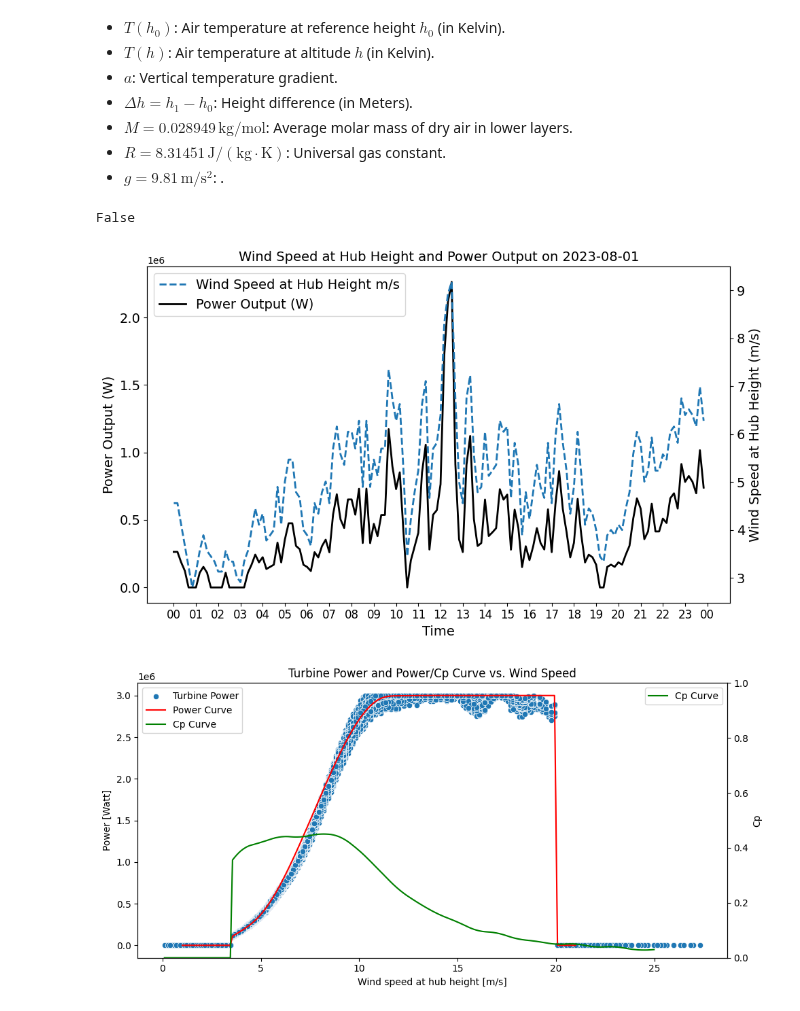
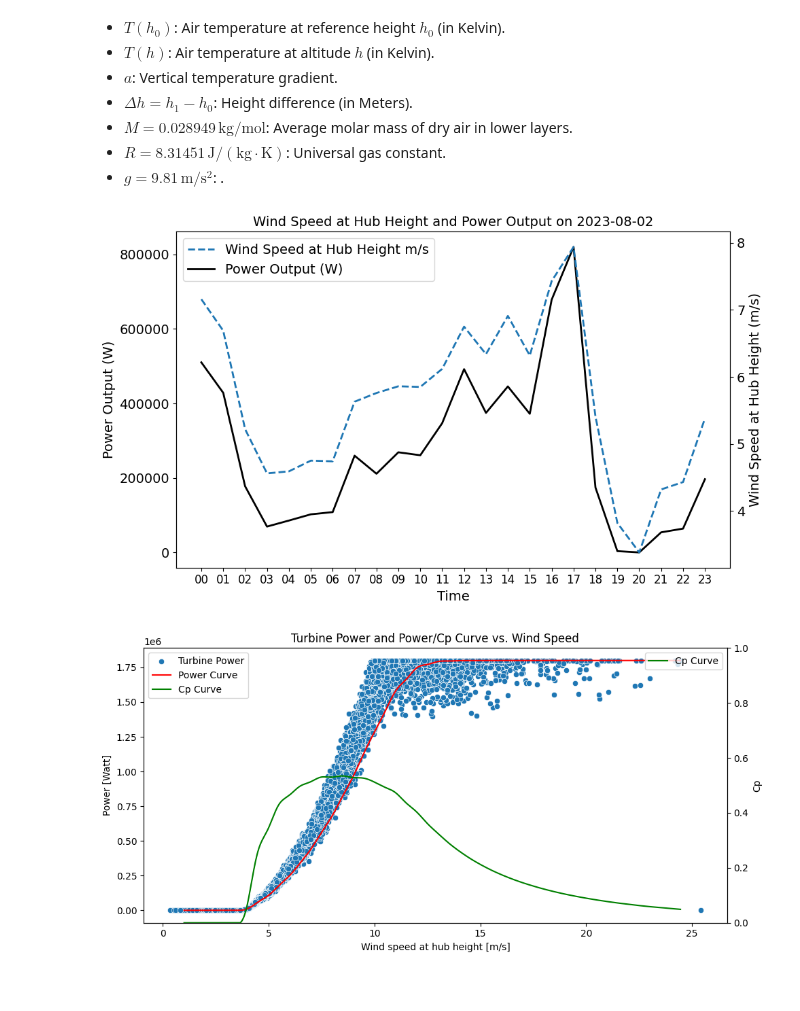
Before and after one commit to vikwal/synthetic_re_data_generation, a Jupyter notebook: generate_wind.ipynb, the cells around one changed output. Saved outputs shown, nothing was run; the diff lists cells and outputs as text; code cells hidden in the pictures.

Commit message:
added wind generation file with vertical wind handling / fancy readme

```diff
--- a/generate_wind.ipynb
+++ b/generate_wind.ipynb
@@ -61,3 +95,13 @@ adj_params['hub_height'] = hub_height
+# %%
+power_curves, cp_curves, diameter_height = get_turbines(turbine_path=turbine_path,
+                                                        cp_path=cp_path,
+                                                        specs_path=specs_path,
+                                                        adj_params=adj_params)
+# %%
+turbine = adj_params['turbines'][-1] # remove [[0]] for several turbines
+adj_params['hub_height'] = adj_params['hub_heights'][0]
+turbine_specs = pd.read_csv(specs_path)
+adj_params['rotor_diameter'] = float(turbine_specs.loc[turbine_specs['Turbine'] == turbine, 'Rotordurchmesser'].values[0])
 # %%
 data.info()
 # %% [output]
@@ -313,10 +374,6 @@ $ T(h) = T(h_0) - a \cdot \Delta h $
 - $ M = 0.028949 \, \mathrm{kg/mol} $: Average molar mass of dry air in lower layers.
 - $ R = 8.31451 \, \mathrm{J/(kg \cdot K)} $: Universal gas constant.
 - $ g = 9.81 \, \mathrm{m/s^2} $: .
-# %%
-np.isclose(0.001, 0)
-# %% [output]
-False
 # %%
 def get_windspeed_at_height(data: pd.DataFrame,
                             params: dict,
@@ -611,30 +703,42 @@ def plot_power_and_feature(data: pd.DataFrame,
         plt.close()
     else:
         plt.show()
-# %%
-df = get_features(data=df,
-                  cp_curves=cp_curves,
-                  params=params,
-                  adj_params=adj_params)
-
-df = generate_wind_power(data=df,
-                        params=params,
-                        adj_params=adj_params)
+# %%
+cut_in, cut_out = get_cut_in_cut_out_speeds(power_curve=power_curves[turbine])
+adj_params['cut_in'], adj_params['cut_out'] = cut_in, cut_out
+
+df = get_features(data=df,
+        params=params,
+        adj_params=adj_params)
+Cp = get_Cp(data=df,
+            power_curve=power_curves[turbine],
+            cp_curve=cp_curves[turbine],
+            params=params,
+            adj_params=adj_params)
+power_curve = get_power_curve(data=df,
+                            power_curve=power_curves[turbine],
+                            params=params)
+power = generate_wind_power(data=df,
+                        params=params,
+                        adj_params=adj_params,
+                        power_curve=power_curve,
+                        Cp=Cp)
+df['power'] = power
 # %%
-day = '2023-08-01'
+day = '2023-08-02'
 feature='v_wind_hub'
 plot_power_and_feature(data=df,
                         params=params,
                         day=day,
                         feature=feature,
                         power=df[params['power']['param']])
 # %% [output]
-[figure, old version]
+[figure, new version]
 # %%
 fig, ax1 = plt.subplots(figsize=(10, 5))
 
 sns.scatterplot(x=df[params['v_wind_hub']['param']], y=df[params['power']['param']], label='Turbine Power', ax=ax1)
-sns.lineplot(x=df[params['v_wind_hub']['param']], y=df[params['power_curve']['param']], color='red', label='Power Curve', ax=ax1)
+sns.lineplot(x=df[params['v_wind_hub']['param']], y=power_curve, color='red', label='Power Curve', ax=ax1)
 
 ax1.set_xlabel('Wind speed at hub height [m/s]')
 ax1.set_ylabel('Power [Watt]', color='black')
@@ -642,7 +746,7 @@ ax1.tick_params(axis='y', labelcolor='black')
 
 ax2 = ax1.twinx()
 
-sns.lineplot(x=df[params['v_wind_hub']['param']], y=df[params['cp_curve']['param']], color='green', label='Cp Curve', ax=ax2)
+sns.lineplot(x=df[params['v_wind_hub']['param']], y=Cp, color='green', label='Cp Curve', ax=ax2)
 
 ax2.set_ylabel('Cp')
 ax2.tick_params(axis='y')
@@ -659,4 +763,4 @@ plt.title('Turbine Power and Power/Cp Curve vs. Wind Speed')
 fig.tight_layout()
 plt.show()
 # %% [output]
-[figure, old version]
+[figure, new version]
```
Also changed, not shown: parts of 11 cells of this notebook, 19 other files.
